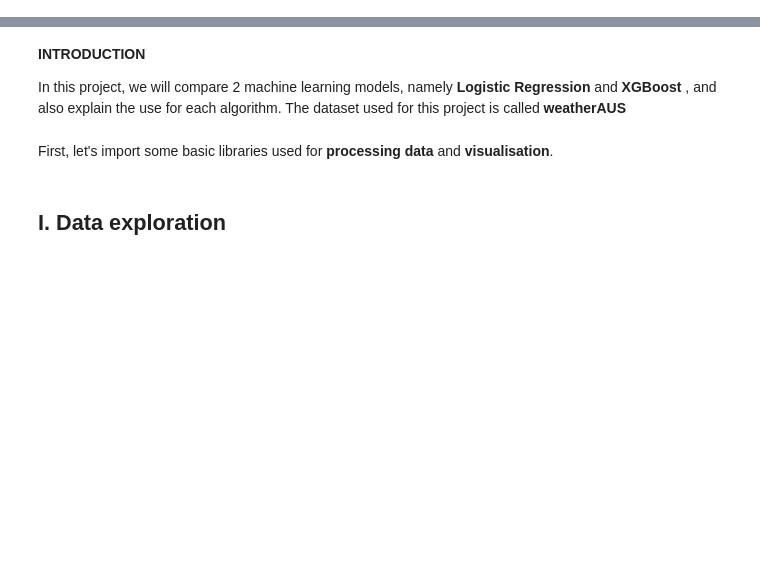
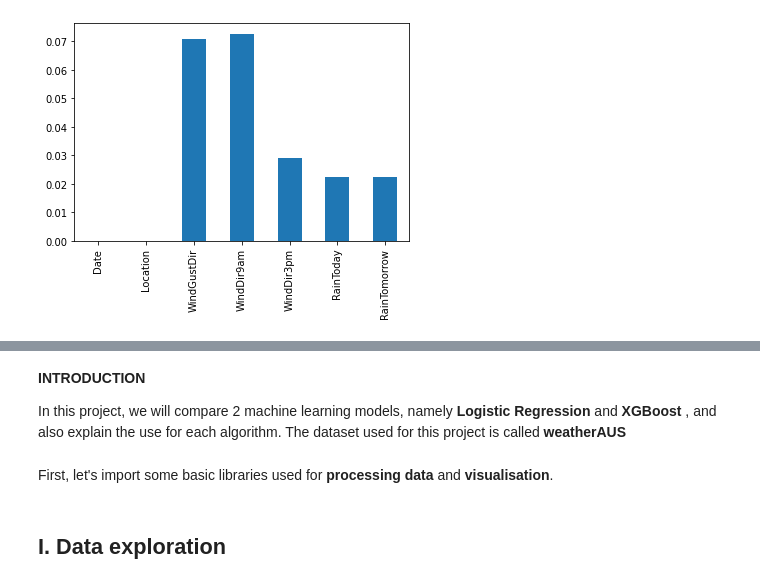
Before and after one commit to ChengHsu/Data-Analysis-Blog, a Jupyter notebook: _notebooks/2021-04-18-rain-in-australia.ipynb, the cells around one changed output, grey strips where cells are left out. Cells and saved outputs as stored; diff of their text form; code cells hidden in the pictures; blank space fills up the shorter version.

```diff
--- a/_notebooks/2021-04-18-rain-in-australia.ipynb
+++ b/_notebooks/2021-04-18-rain-in-australia.ipynb
@@ -2,0 +167,5 @@
+# %%
+(df[categorical].isnull().sum() / entries).plot.bar()
+plt.show()
+# %% [output]
+[figure, added]
```
Also changed, not shown: parts of 164 cells of this notebook, 5 other files.
